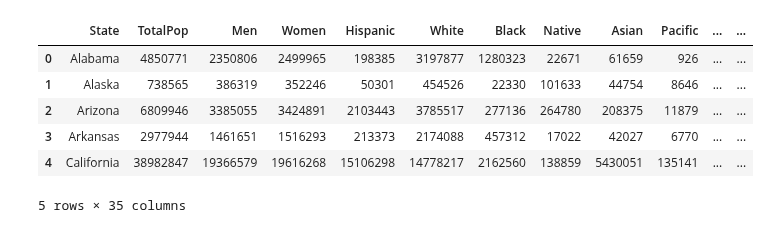
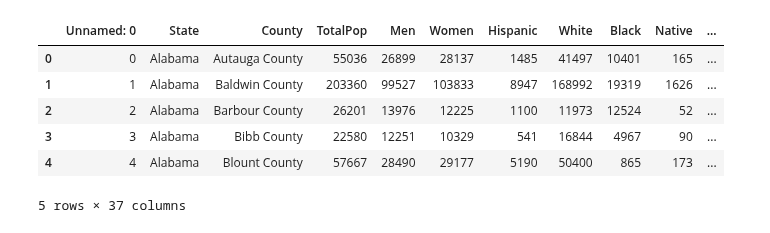
Before and after one commit to charlim26/censusproject, a Jupyter notebook: 2017_state_data_results.ipynb, the cells around one changed output. Cells and saved outputs as stored; diff of their text form; code cells hidden in the pictures.

```diff
--- a/2017_state_data_results.ipynb
+++ b/2017_state_data_results.ipynb
@@ -18,18 +14,16 @@ lng_range = (-180, 180)
 # %%
 # Census data files
-census_state_path_2015 = "Output/2017_cleaned_state.csv"
-# census_county_code_data = "Output/county_code_data.csv"
+census_state_path_2017 = "Output/2017_cleaned_all_county.csv"
 # %%
 # Read the Census data
-census_county_results_2015 = pd.read_csv(census_state_path_2015)
-# census_county_code = pd.read_csv(census_county_code_data)
+census_state_results = pd.read_csv(census_state_path_2017)
 # %%
-census_county_results_2015.head()
+census_state_results.head()
 # %% [output]
-|  | State | TotalPop | Men | Women | Hispanic | White | Black | Native | Asian | Pacific | ... | ... |
-| 0 | Alabama | 4850771 | 2350806 | 2499965 | 198385 | 3197877 | 1280323 | 22671 | 61659 | 926 | ... | ... |
-| 1 | Alaska | 738565 | 386319 | 352246 | 50301 | 454526 | 22330 | 101633 | 44754 | 8646 | ... | ... |
-| 2 | Arizona | 6809946 | 3385055 | 3424891 | 2103443 | 3785517 | 277136 | 264780 | 208375 | 11879 | ... | ... |
-| 3 | Arkansas | 2977944 | 1461651 | 1516293 | 213373 | 2174088 | 457312 | 17022 | 42027 | 6770 | ... | ... |
-| 4 | California | 38982847 | 19366579 | 19616268 | 15106298 | 14778217 | 2162560 | 138859 | 5430051 | 135141 | ... | ... |
+|  | Unnamed: 0 | State | County | TotalPop | Men | Women | Hispanic | White | Black | Native | ... |
+| 0 | 0 | Alabama | Autauga County | 55036 | 26899 | 28137 | 1485 | 41497 | 10401 | 165 | ... |
+| 1 | 1 | Alabama | Baldwin County | 203360 | 99527 | 103833 | 8947 | 168992 | 19319 | 1626 | ... |
+| 2 | 2 | Alabama | Barbour County | 26201 | 13976 | 12225 | 1100 | 11973 | 12524 | 52 | ... |
+| 3 | 3 | Alabama | Bibb County | 22580 | 12251 | 10329 | 541 | 16844 | 4967 | 90 | ... |
+| 4 | 4 | Alabama | Blount County | 57667 | 28490 | 29177 | 5190 | 50400 | 865 | 173 | ... |
-5 rows × 35 columns
+5 rows × 37 columns
```
Also changed, not shown: parts of 14 cells of this notebook, 6 other files.
